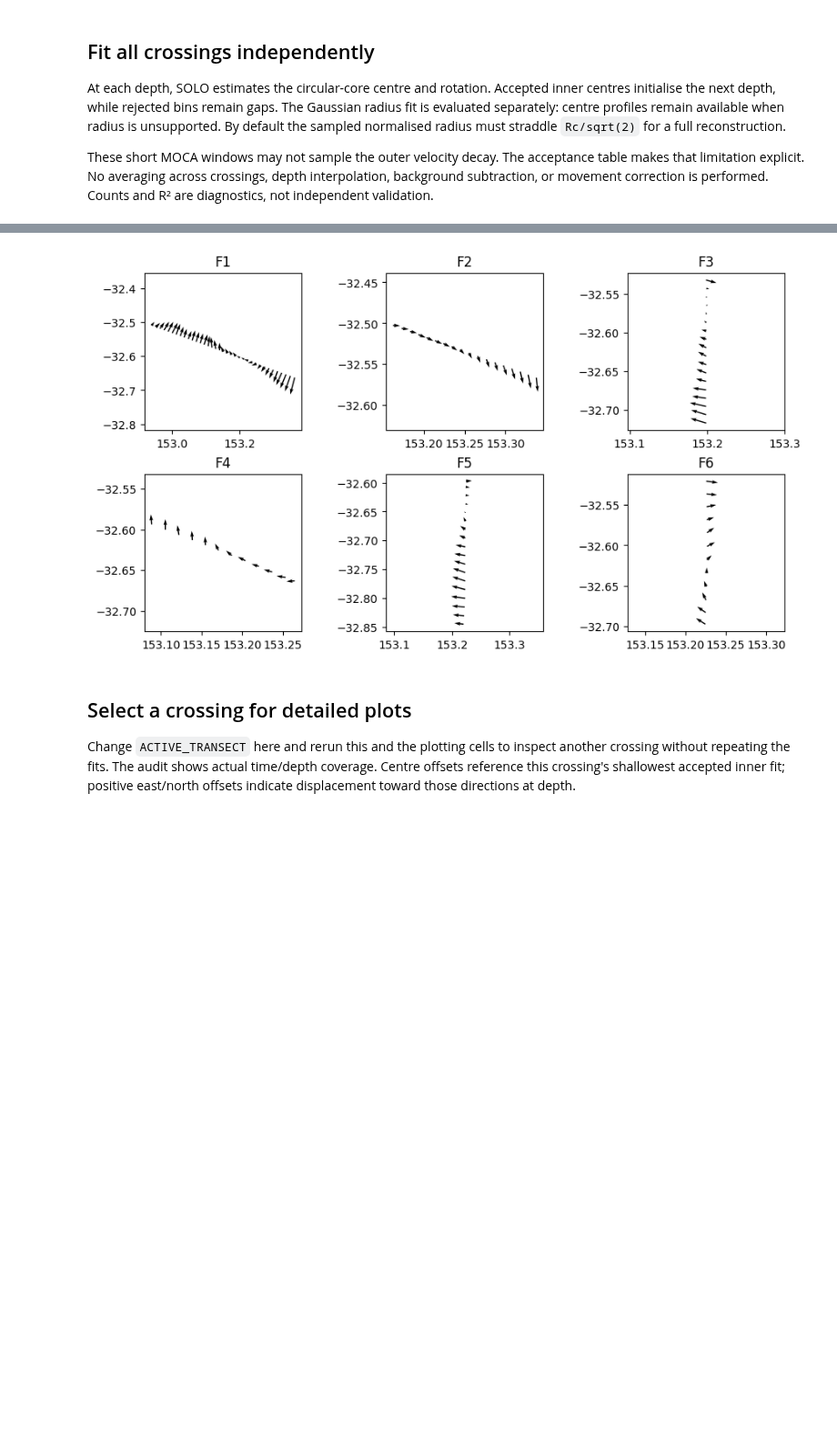
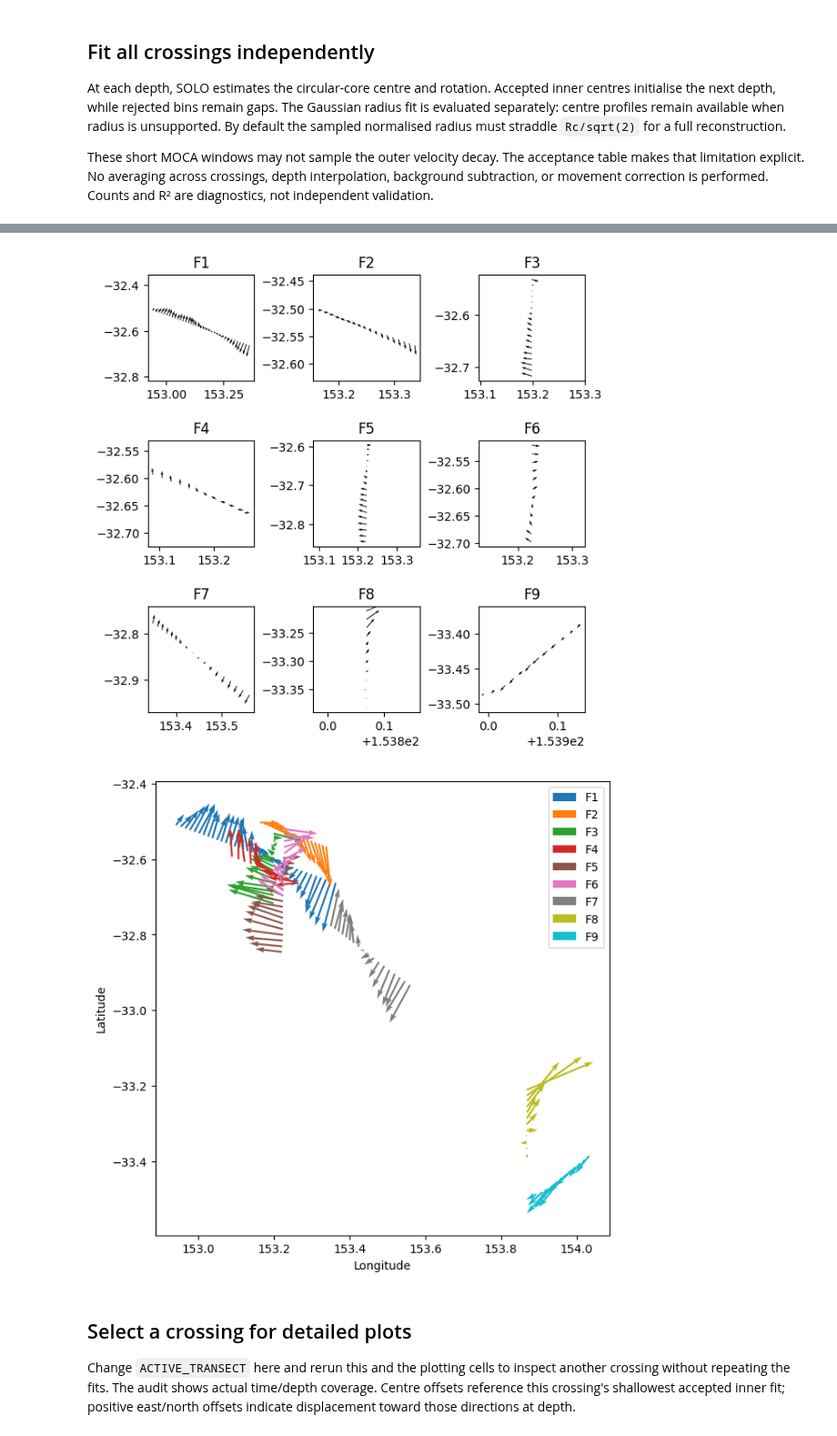
Before and after one commit to regdowse/UNSW-PhD, a Jupyter notebook: seacofs_eddy_tilt_analysis/observations/MNF_IN2015_V03_adcp_trawler/freddy_solo.ipynb, the cells around one changed output, grey strips where cells are left out. Shown at 91% size. Drawn from its saved outputs; the diff is of its cells as text; code cells hidden in the pictures; blank space fills up the shorter version.

```diff
--- a/seacofs_eddy_tilt_analysis/observations/MNF_IN2015_V03_adcp_trawler/freddy_solo.ipynb
+++ b/seacofs_eddy_tilt_analysis/observations/MNF_IN2015_V03_adcp_trawler/freddy_solo.ipynb
@@ -36,7 +36,7 @@ ACTIVE_TRANSECT = "F1"
 STUDY_DIR = OBSERVATIONS_DIR / "MNF_IN2015_V03_adcp_trawler"
 INFO_PATH = STUDY_DIR / "info.md"
 BACKEND_PATH = Path("/home/z5297792/ESP_zonodo/functions.py")
-DATA_PATH, transects = esp.load_study(INFO_PATH, EDDY)
+DATA_PATH, transects, adcp = esp.load_study(INFO_PATH, EDDY)
 MIN_ATTENDANCE = None
 
 FIT = dict(
@@ -95,16 +128,34 @@ Name: ESP backend, dtype: object
 # %%
-fig, axs = plt.subplots(2,3, constrained_layout=True, figsize=(9,5))
-for ax, trans in zip(axs.flatten(),transects.index):
+ncols = 3
+nrows = int(np.ceil(len(transects) / ncols))
+fig, axs = plt.subplots(nrows, ncols, constrained_layout=True,
+                        figsize=(2*ncols, 2*nrows), squeeze=False)
+for ax, trans in zip(axs.flat, transects.index):
     run = runs[trans]
-    data, coverage = run["data"], run["coverage"]
-    results, samples = run["results"], run["samples"]
-    top = list(samples.keys())[0]
-    sample = samples[top]
+    sample = run["samples"][run["results"].depth_m.min()]
     ax.quiver(sample.lon, sample.lat, sample.u, sample.v)
-    ax.set_title(trans); ax.set_aspect('equal', adjustable='box')
+    ax.set_title(trans)
+    ax.set_aspect('equal', adjustable='box')
     ax.set_box_aspect(1)
+for ax in list(axs.flat)[len(transects):]:
+    ax.set_axis_off()
+plt.show()
+
+fig, ax = plt.subplots(figsize=(8, 6), constrained_layout=True)
+colors = plt.cm.tab10(np.linspace(0, 1, len(transects)))
+
+for color, trans in zip(colors, transects.index):
+    run = runs[trans]
+    sample = run["samples"][run["results"].depth_m.min()]
+    ax.quiver(sample.lon, sample.lat, sample.u, sample.v, color=color, label=trans, width=.004)
+ax.set_aspect('equal', adjustable='box')
+ax.set(xlabel='Longitude', ylabel='Latitude')
+ax.set_box_aspect(1)
+ax.legend()
+plt.show()
 # %% [output]
-[figure, old version]
+[figure, new version]
+[figure, added]
 # %% [markdown]
 ## Select a crossing for detailed plots
 
```
Also changed, not shown: parts of 6 cells of this notebook, 3 other files.
